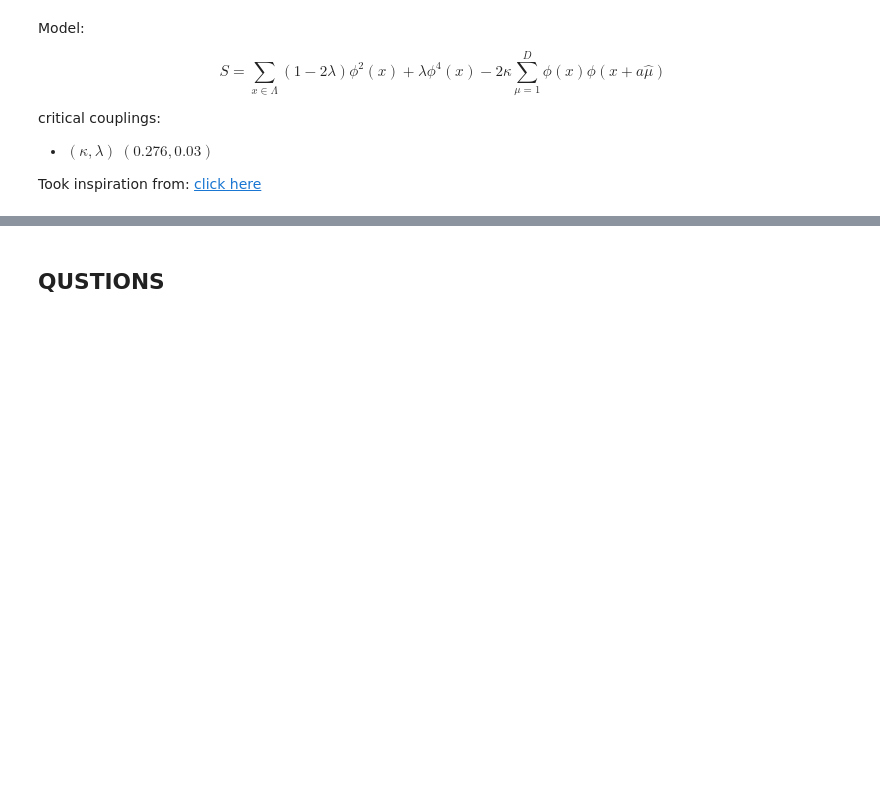
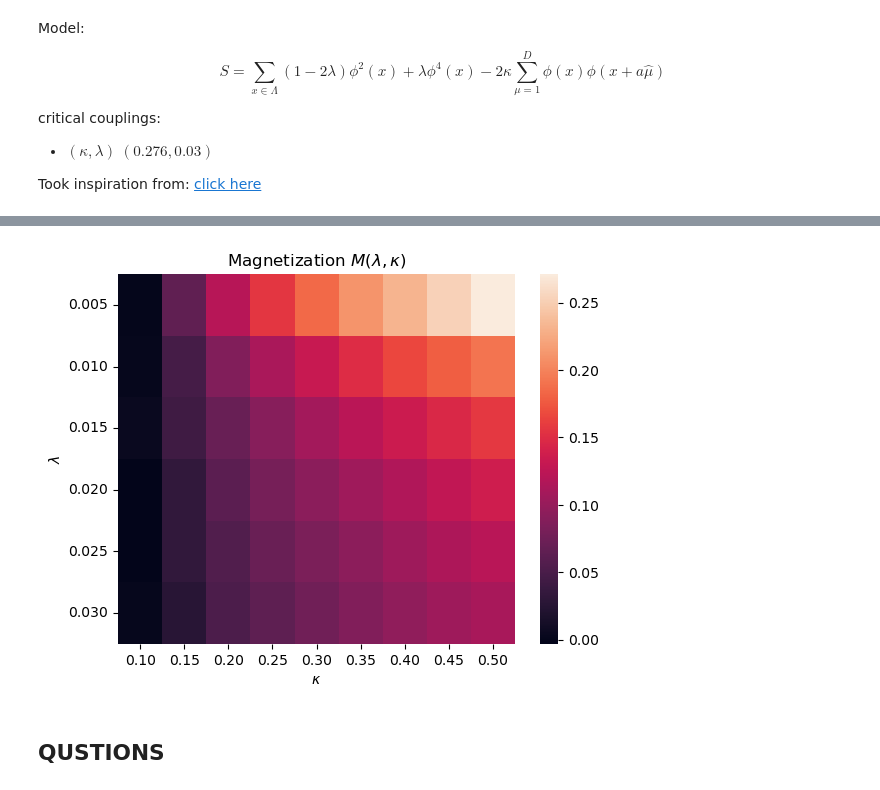
Before and after one commit to dHuberYoumans/CPNStN, a Jupyter notebook: MCMC/MCMC.ipynb, the cells around one changed output, grey strips where cells are left out. Saved outputs shown, nothing was run; the diff lists cells and outputs as text; code cells hidden in the pictures; blank space fills up the shorter version.

```diff
--- a/MCMC/MCMC.ipynb
+++ b/MCMC/MCMC.ipynb
@@ -523,3 +595,12 @@ Text(0.5, 1.0, 'Magnetization (per lattice site)')
+# %%
+ax = sns.heatmap(M)
+ax.set_yticklabels([f"{lam:.3f}" for lam in lams], rotation=0)
+ax.set_xticklabels([f"{kappa:.2f}" for kappa in kappas], rotation=0)
+ax.set_xlabel(r'$\kappa$')
+ax.set_ylabel(r'$\lambda$')
+ax.set_title(r'Magnetization $M(\lambda,\kappa)$');
+# %% [output]
+[figure, added]
 # %% [markdown]
 ## QUSTIONS
 # %% [markdown]
```
Also changed, not shown: parts of 5 cells of this notebook.
